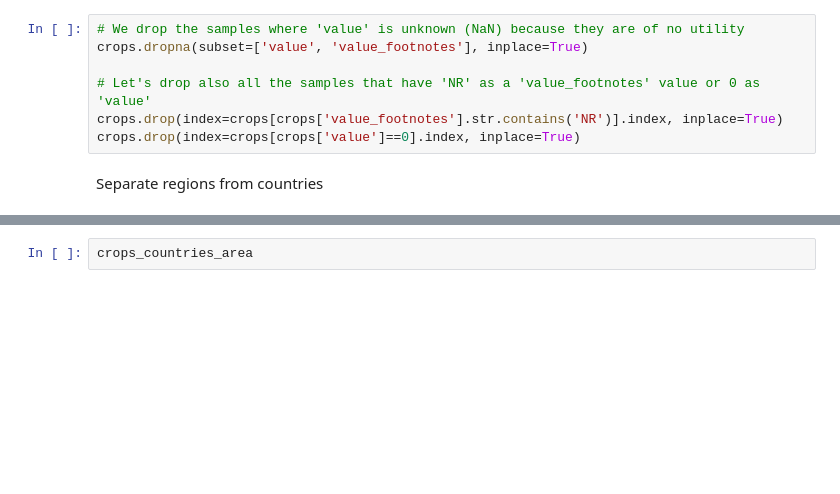
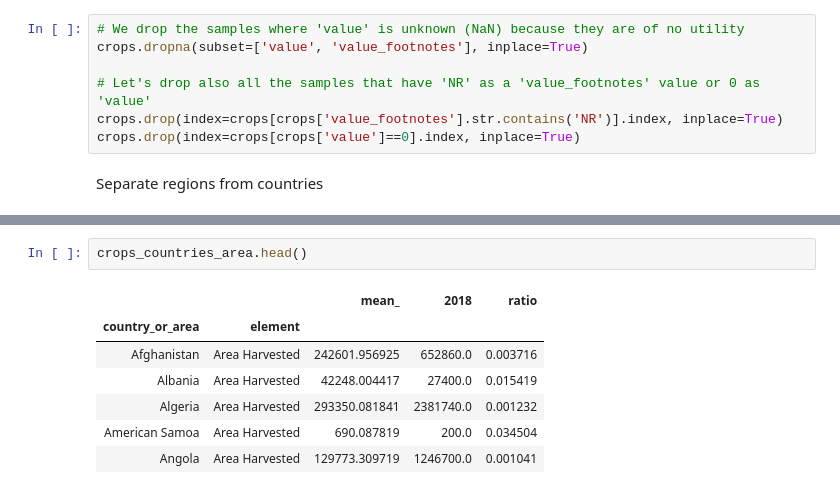
Before and after one commit to Macks3110/bADAss_team_project, a Jupyter notebook: src/project_main.ipynb, the cells around one changed output, grey strips where cells are left out. Drawn from its saved outputs; the diff is of its cells as text; blank space fills up the shorter version.

```diff
--- a/src/project_main.ipynb
+++ b/src/project_main.ipynb
@@ -85,2 +239,10 @@ pl = crops_countries_area.plot(kind="bar",
 # %%
-crops_countries_area
+crops_countries_area.head()
+# %% [output]
+|  |  | mean_ | 2018 | ratio |
+| country_or_area | element |  |  |  |
+| Afghanistan | Area Harvested | 242601.956925 | 652860.0 | 0.003716 |
+| Albania | Area Harvested | 42248.004417 | 27400.0 | 0.015419 |
+| Algeria | Area Harvested | 293350.081841 | 2381740.0 | 0.001232 |
+| American Samoa | Area Harvested | 690.087819 | 200.0 | 0.034504 |
+| Angola | Area Harvested | 129773.309719 | 1246700.0 | 0.001041 |
```
Also changed, not shown: parts of 15 cells of this notebook.
